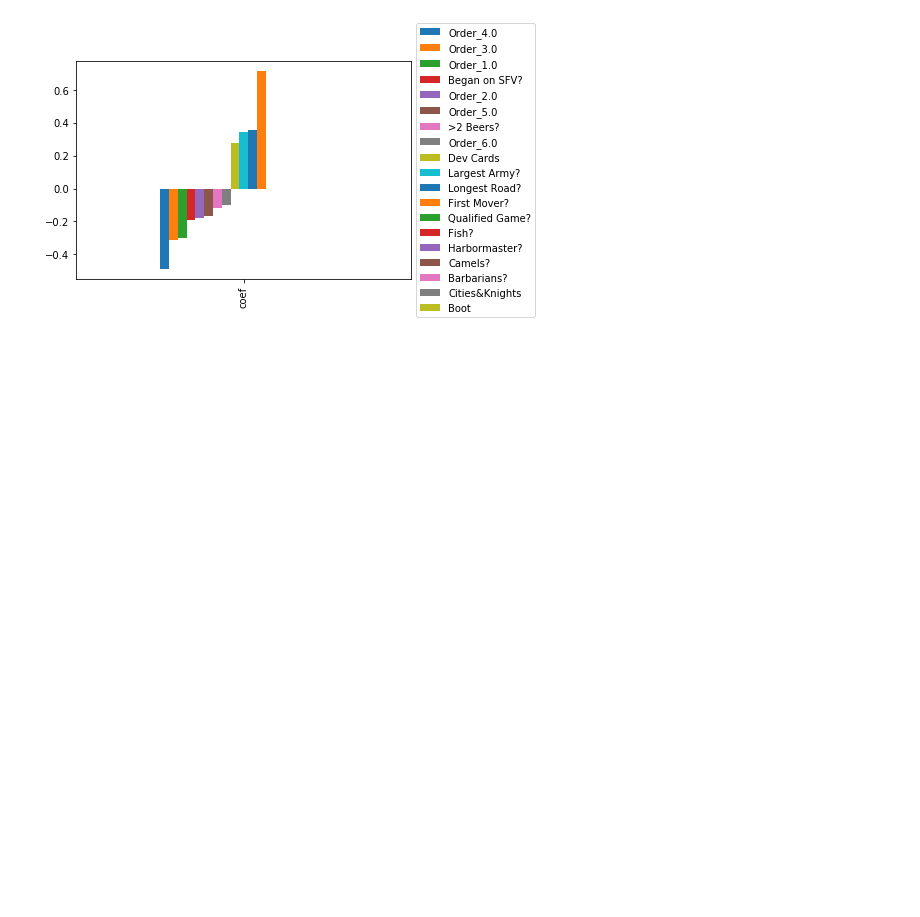
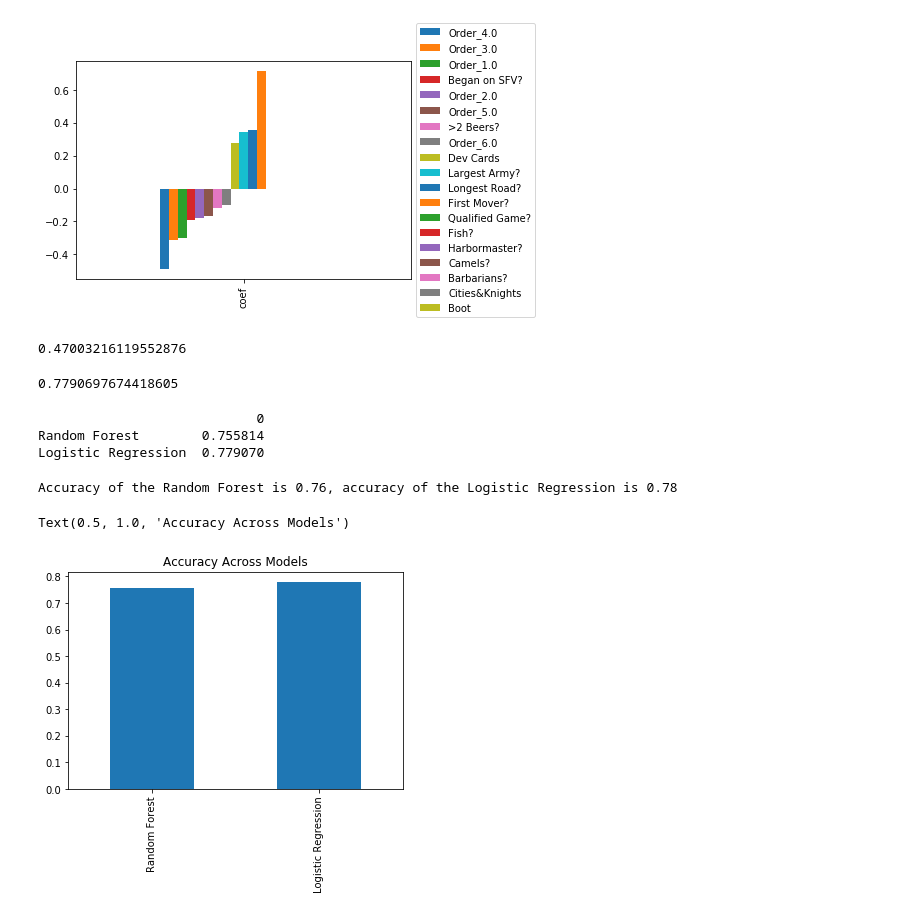
Before and after one commit to josephofiowa/thosewhosettle, a Jupyter notebook: Catan Modelling.ipynb, the cells around one changed output. Cells and saved outputs as stored; diff of their text form; code cells hidden in the pictures; blank space fills up the shorter version.

Commit message:
adding model accuracy comparison

```diff
--- a/Catan Modelling.ipynb
+++ b/Catan Modelling.ipynb
@@ -178,0 +187,31 @@ plt.legend(loc='center left', bbox_to_anchor=(1, 0.5))
+# %%
+y_pred_lr = pipeline_lr.predict(X_test)
+
+
+mse = MSE(y_test,y_pred_lr)**.5
+# %%
+print(mse)
+# %% [output]
+0.47003216119552876
+# %%
+accuracy_lr = accuracy_score(y_test,y_pred_lr)
+# %% [output]
+0.7790697674418605
+# %%
+accuracy_df = pd.DataFrame([accuracy,accuracy_lr],index=['Random Forest','Logistic Regression'])
+print(accuracy_df)
+# %% [output]
+                            0
+Random Forest        0.755814
+Logistic Regression  0.779070
+# %%
+statement = ("Accuracy of the Random Forest is {x}, accuracy of the Logistic Regression is {y}").format(x=round(accuracy,2),y=round(accuracy_lr,2))
+# %%
+print(statement)
+
+accuracy_df.plot(kind='bar',legend=False)
+plt.title('Accuracy Across Models')
+# %% [output]
+Accuracy of the Random Forest is 0.76, accuracy of the Logistic Regression is 0.78
+Text(0.5, 1.0, 'Accuracy Across Models')
+[figure, added]
```
Also changed, not shown: parts of 2 cells of this notebook.
